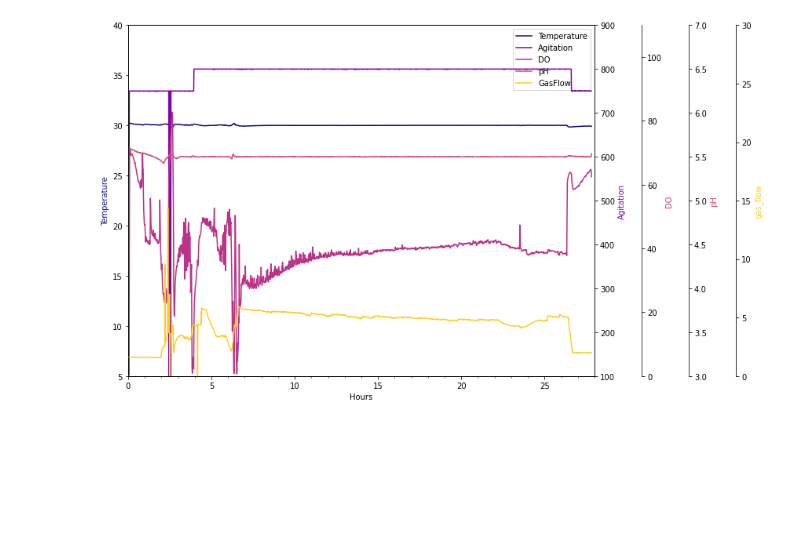
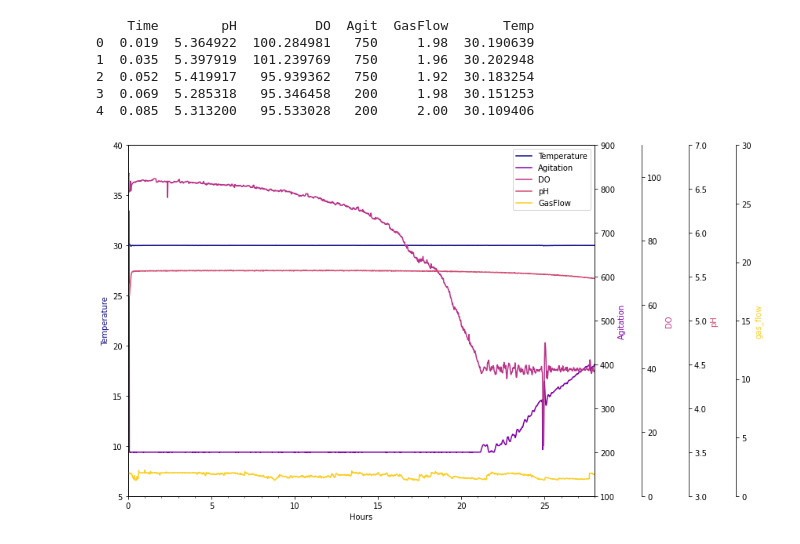
Before and after one commit to BubbaZinetti/Python_for-fermentations, a Jupyter notebook: fermplot3_2.ipynb, the cells around one changed output. Cells and saved outputs as stored; diff of their text form; code cells hidden in the pictures; blank space fills up the shorter version.

```diff
--- a/fermplot3_2.ipynb
+++ b/fermplot3_2.ipynb
@@ -9,7 +9,15 @@ from matplotlib.ticker import (MultipleLocator, AutoMinorLocator)
 #Giving the columns the correct names
 columns = ['Time' , 'pH' , 'DO' , 'Agit' , 'GasFlow' , 'Temp']
 #use names=columns in df=...
-df = pd.read_excel("9Mar2021_glyfb.xlsx", sheet_name = 0,header=None, names=columns , usecols="A,C,E,G,I,K", skiprows=6)
+df = pd.read_excel("9Mar2021_batch.xlsx", sheet_name = 0,header=None, names=columns , usecols="A,C,E,G,I,K", skiprows=6)
+print(df.head())
+# %% [output]
+    Time        pH          DO  Agit  GasFlow       Temp
+0  0.019  5.364922  100.284981   750     1.98  30.190639
+1  0.035  5.397919  101.239769   750     1.96  30.202948
+2  0.052  5.419917   95.939362   750     1.92  30.183254
+3  0.069  5.285318   95.346458   200     1.98  30.151253
+4  0.085  5.313200   95.533028   200     2.00  30.109406
 # %%
 #%% Set up the plot
 
@@ -90,32 +98,33 @@ par4.spines['right'].set_position(('outward', 180))
 
 #Default x ticks
 #no x ticks are #'d out
 #Auto minor ticks
 host.xaxis.set_minor_locator(AutoMinorLocator())
 #par2.xaxis.set_ticks([])
 
 #par3.xaxis.set_ticks([])
 
 #par4.xaxis.set_ticks([])
 
 #axis color
 
 host.yaxis.label.set_color(p1.get_color())
 
 par1.yaxis.label.set_color(p2.get_color())
 
 par2.yaxis.label.set_color(p3.get_color())
 
 par3.yaxis.label.set_color(p4.get_color())
 
 par4.yaxis.label.set_color(p5.get_color())
 
 # Adjust spacings w.r.t. figsize
 
 fig.tight_layout()
-
+#put a title on it
+plt.title("Fermentation plot")
 #%% Save the figure
 #Change this to a descriptive name
 #plt.savefig("9MAR2021_glyfb.pdf")
 # %% [output]
-[figure, old version]
+[figure, new version]
```
